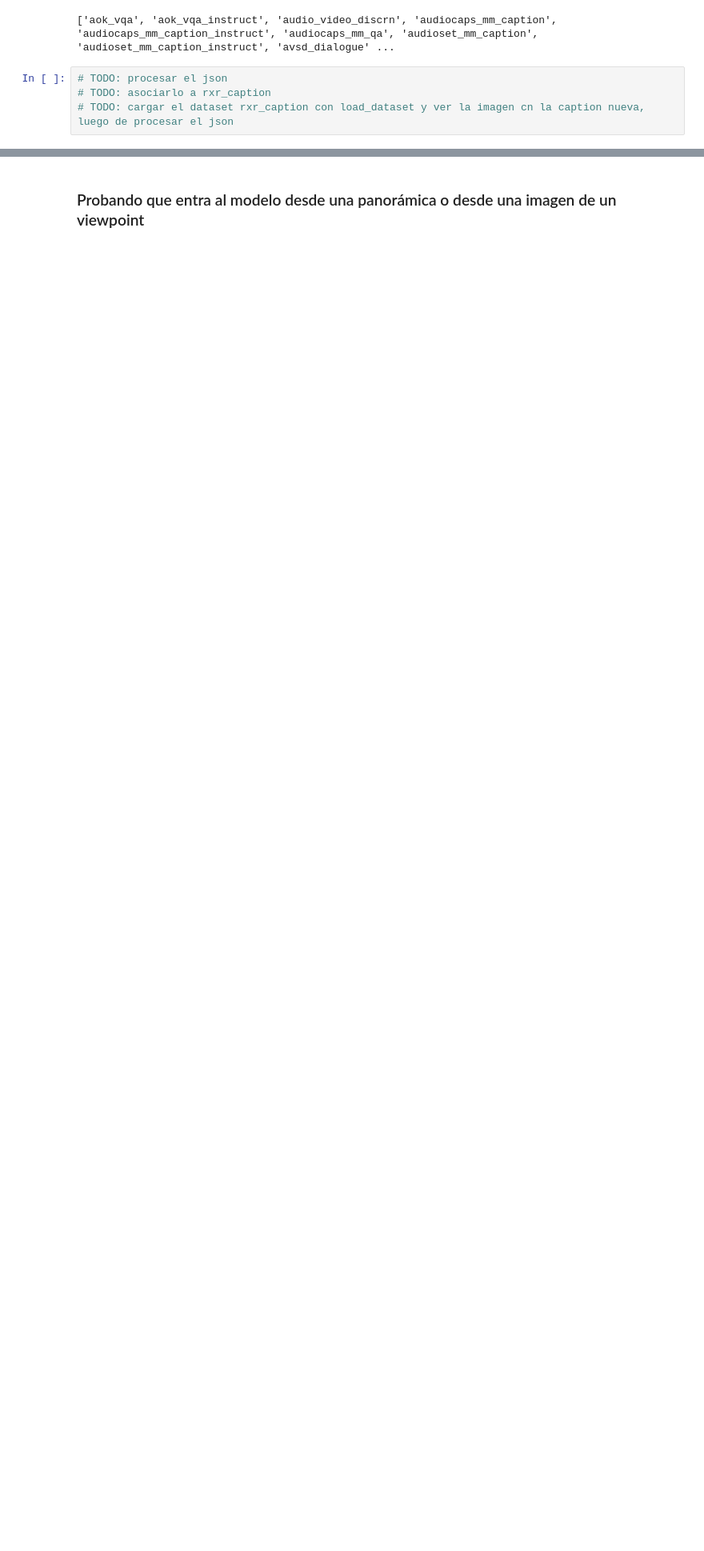
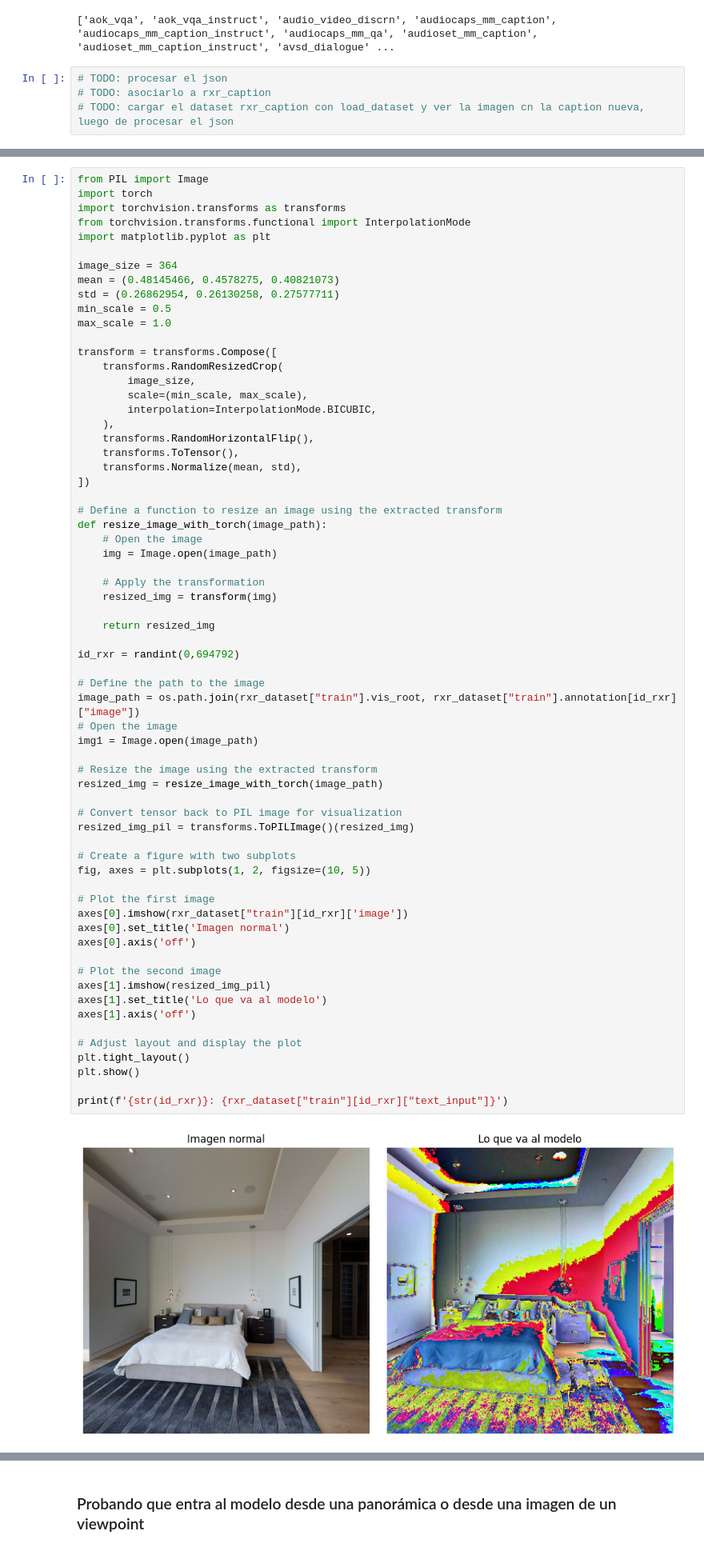
Before and after one commit to pacalein/LAVIS_nav, a Jupyter notebook: comprobar_dataset_rxr.ipynb, the cells around one changed output, grey strips where cells are left out. Shown at 80% size. Saved outputs shown, nothing was run; the diff lists cells and outputs as text; blank space fills up the shorter version.

```diff
--- a/comprobar_dataset_rxr.ipynb
+++ b/comprobar_dataset_rxr.ipynb
@@ -42,0 +157,67 @@ print(sorted(dataset_names))
+# %%
+from PIL import Image
+import torch
+import torchvision.transforms as transforms
+from torchvision.transforms.functional import InterpolationMode
+import matplotlib.pyplot as plt
+
+image_size = 364
+mean = (0.48145466, 0.4578275, 0.40821073)
+std = (0.26862954, 0.26130258, 0.27577711)
+min_scale = 0.5
+max_scale = 1.0
+
+transform = transforms.Compose([
+    transforms.RandomResizedCrop(
+        image_size,
+        scale=(min_scale, max_scale),
+        interpolation=InterpolationMode.BICUBIC,
+    ),
+    transforms.RandomHorizontalFlip(),
+    transforms.ToTensor(),
+    transforms.Normalize(mean, std),
+])
+
+# Define a function to resize an image using the extracted transform
+def resize_image_with_torch(image_path):
+    # Open the image
+    img = Image.open(image_path)
+
+    # Apply the transformation
+    resized_img = transform(img)
+
+    return resized_img
+
+id_rxr = randint(0,694792)
+
+# Define the path to the image
+image_path = os.path.join(rxr_dataset["train"].vis_root, rxr_dataset["train"].annotation[id_rxr]["image"])
+# Open the image
+img1 = Image.open(image_path)
+
+# Resize the image using the extracted transform
+resized_img = resize_image_with_torch(image_path)
+
+# Convert tensor back to PIL image for visualization
+resized_img_pil = transforms.ToPILImage()(resized_img)
+
+# Create a figure with two subplots
+fig, axes = plt.subplots(1, 2, figsize=(10, 5))
+
+# Plot the first image
+axes[0].imshow(rxr_dataset["train"][id_rxr]['image'])
+axes[0].set_title('Imagen normal')
+axes[0].axis('off')
+
+# Plot the second image
+axes[1].imshow(resized_img_pil)
+axes[1].set_title('Lo que va al modelo')
+axes[1].axis('off')
+
+# Adjust layout and display the plot
+plt.tight_layout()
+plt.show()
+
+print(f'{str(id_rxr)}: {rxr_dataset["train"][id_rxr]["text_input"]}')
+# %% [output]
+[figure, added]
```
Also changed, not shown: parts of 10 cells of this notebook, 1 other file.
